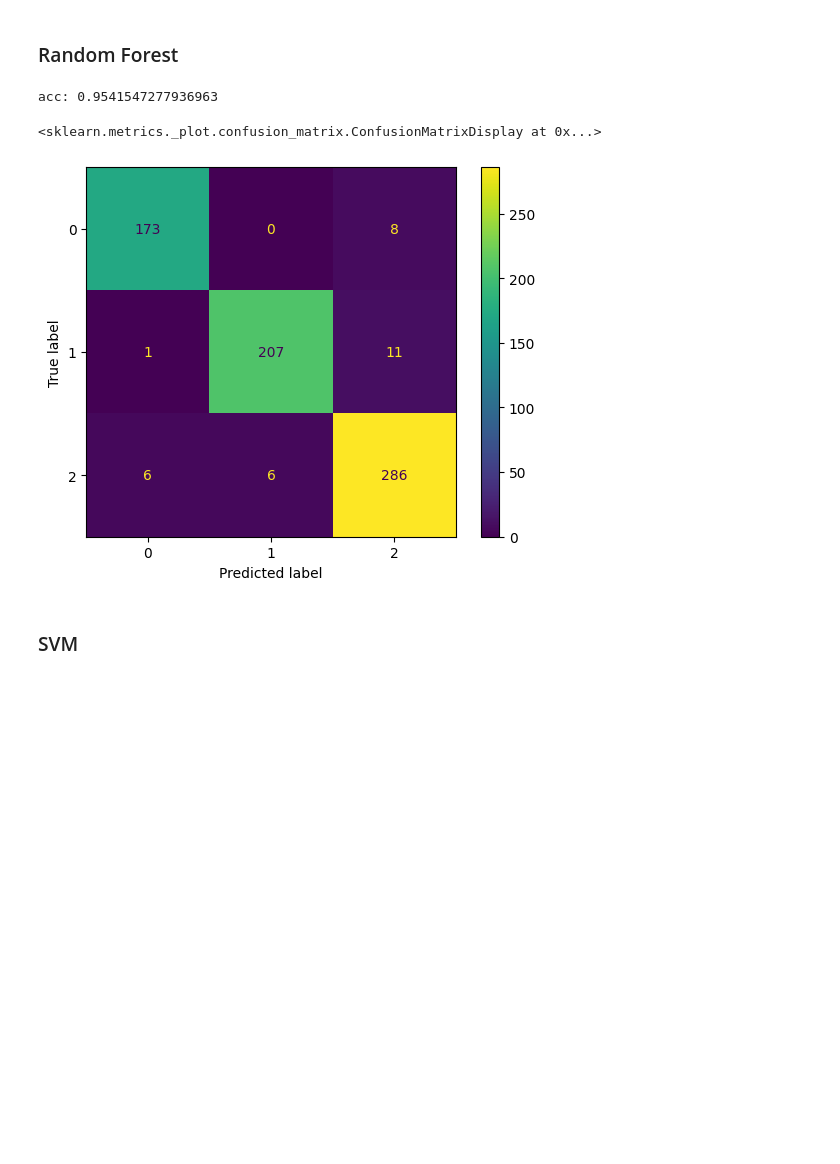
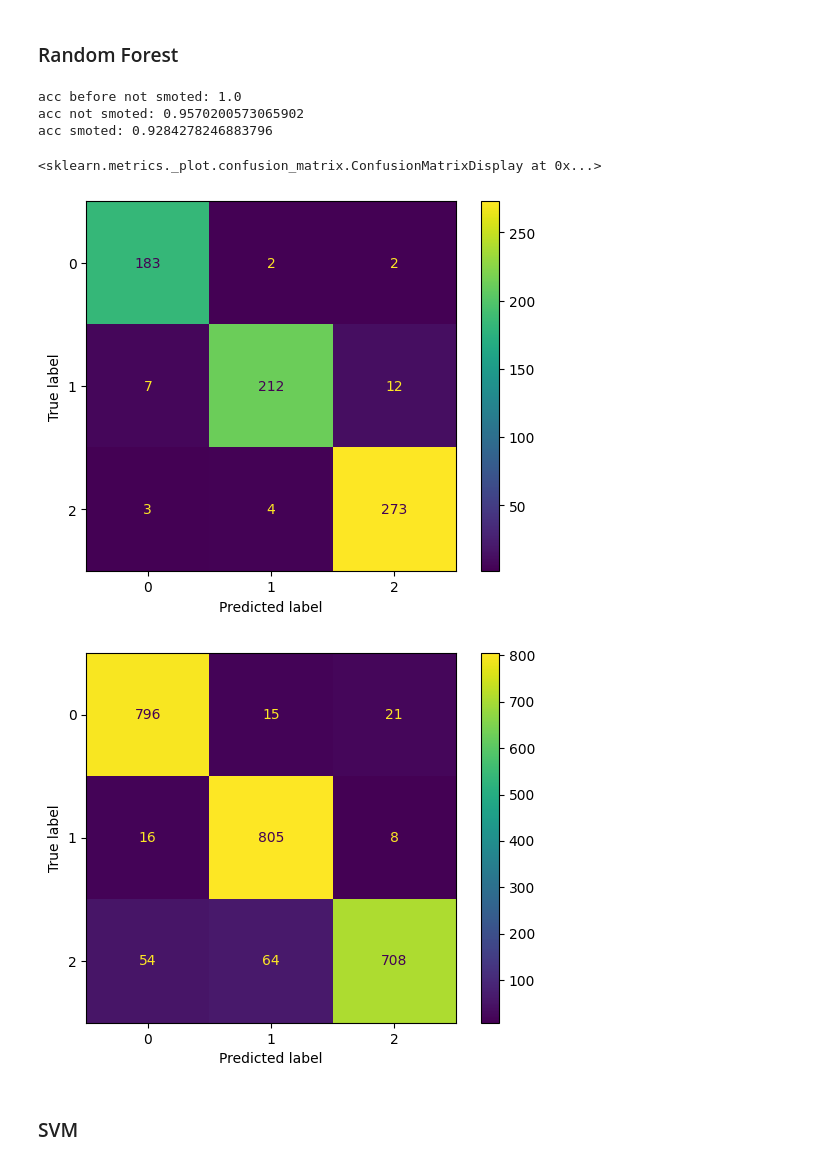
Before and after one commit to nsandlin1/EEG_Mining, a Jupyter notebook: EEG_Mining_Colab.ipynb, the cells around one changed output. Drawn from its saved outputs; the diff is of its cells as text; code cells hidden in the pictures; blank space fills up the shorter version.

```diff
--- a/EEG_Mining_Colab.ipynb
+++ b/EEG_Mining_Colab.ipynb
@@ -117,5 +255,9 @@ print(vifs[vifs.VIF > 15])
 # %%
 from sklearn.model_selection import train_test_split
+from sklearn.linear_model import LinearRegression
+from sklearn.ensemble import RandomForestClassifier
+from sklearn.svm import SVC
+from sklearn.discriminant_analysis import QuadraticDiscriminantAnalysis
 
 # define independent and dependent variable subsets for training
 independents = train_subject1_psd01.drop(96, axis=1)
@@ -123,6 +265,13 @@ dependents = train_subject1_psd01[96]
 
 # partition training and testing sets
 ind_train, ind_test, dep_train, dep_test = train_test_split(independents, dependents, test_size=0.2)
+
+# define independent and dependent SMOTEd variable subsets for training
+independents = smoted_train_subject1.drop(96, axis=1)
+dependents = smoted_train_subject1[96]
+
+# partition training and testing sets SMOTEDd
+ind_train_sm, ind_test_sm, dep_train_sm, dep_test_sm = train_test_split(independents, dependents, test_size=0.2)
 # %% [markdown]
 ### Linear Regression
 # %%
@@ -200,28 +370,52 @@ r^2: 0.011877061386938448
 # %%
 # https://www.datacamp.com/tutorial/random-forests-classifier-python
 
 from sklearn.ensemble import RandomForestClassifier
 from sklearn.metrics import accuracy_score, confusion_matrix, ConfusionMatrixDisplay
 
 # fit the random forest model
 ##### TODO: Hyperparameter tuning
 rf = RandomForestClassifier()
 rf.fit(ind_train, dep_train)
 
+# inference on training
+dep_pred_train = rf.predict(ind_train)
+# compute accuracy training
+acc = accuracy_score(dep_train, dep_pred_train)
+print(f"acc before not smoted: {acc}")
+
 # inference
 dep_pred = rf.predict(ind_test)
 
 # compute accuracy
 acc = accuracy_score(dep_test, dep_pred)
-print(f"acc: {acc}")
+print(f"acc not smoted: {acc}")
 
 # print confusion matrix
 cm = confusion_matrix(dep_test, dep_pred)
 ConfusionMatrixDisplay(confusion_matrix=cm).plot()
+
+############################################
+
+rf_smoted = RandomForestClassifier()
+rf_smoted.fit(ind_train_sm, dep_train_sm)
+
+dep_pred_smoted = rf_smoted.predict(ind_test_sm)
+
+# compute accuracy
+acc = accuracy_score(dep_test_sm, dep_pred_smoted)
+print(f"acc smoted: {acc}")
+
+# print confusion matrix
+cm = confusion_matrix(dep_test_sm, dep_pred_smoted)
+ConfusionMatrixDisplay(confusion_matrix=cm).plot()
 # %% [output]
-acc: 0.9541547277936963
+acc before not smoted: 1.0
+acc not smoted: 0.9570200573065902
+acc smoted: 0.9284278246883796
 <sklearn.metrics._plot.confusion_matrix.ConfusionMatrixDisplay at 0x...>
-[figure, old version]
+[figure, new version]
+[figure, added]
 # %% [markdown]
 ### SVM
 # %%
```
Also changed, not shown: parts of 16 cells of this notebook.
